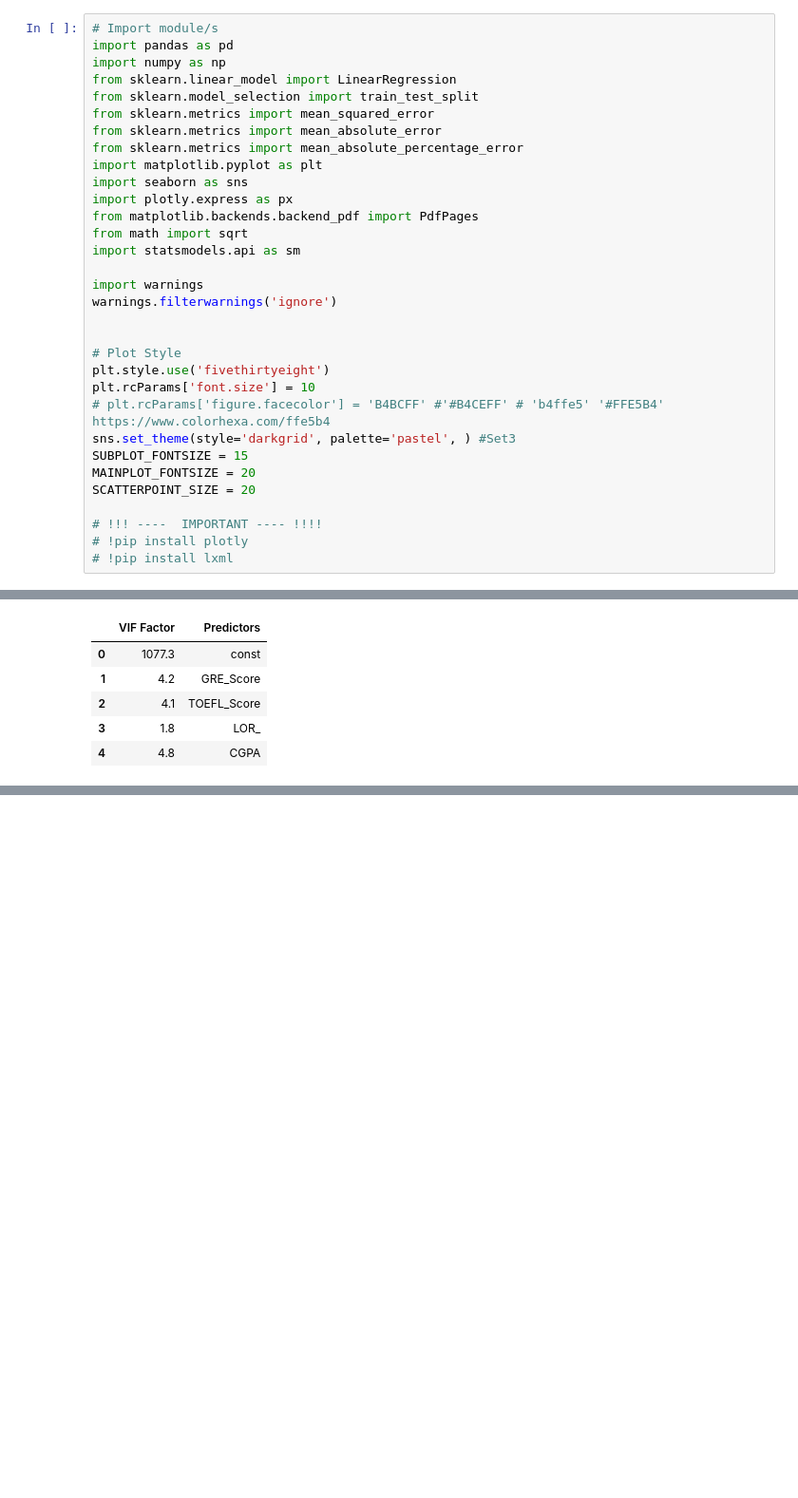
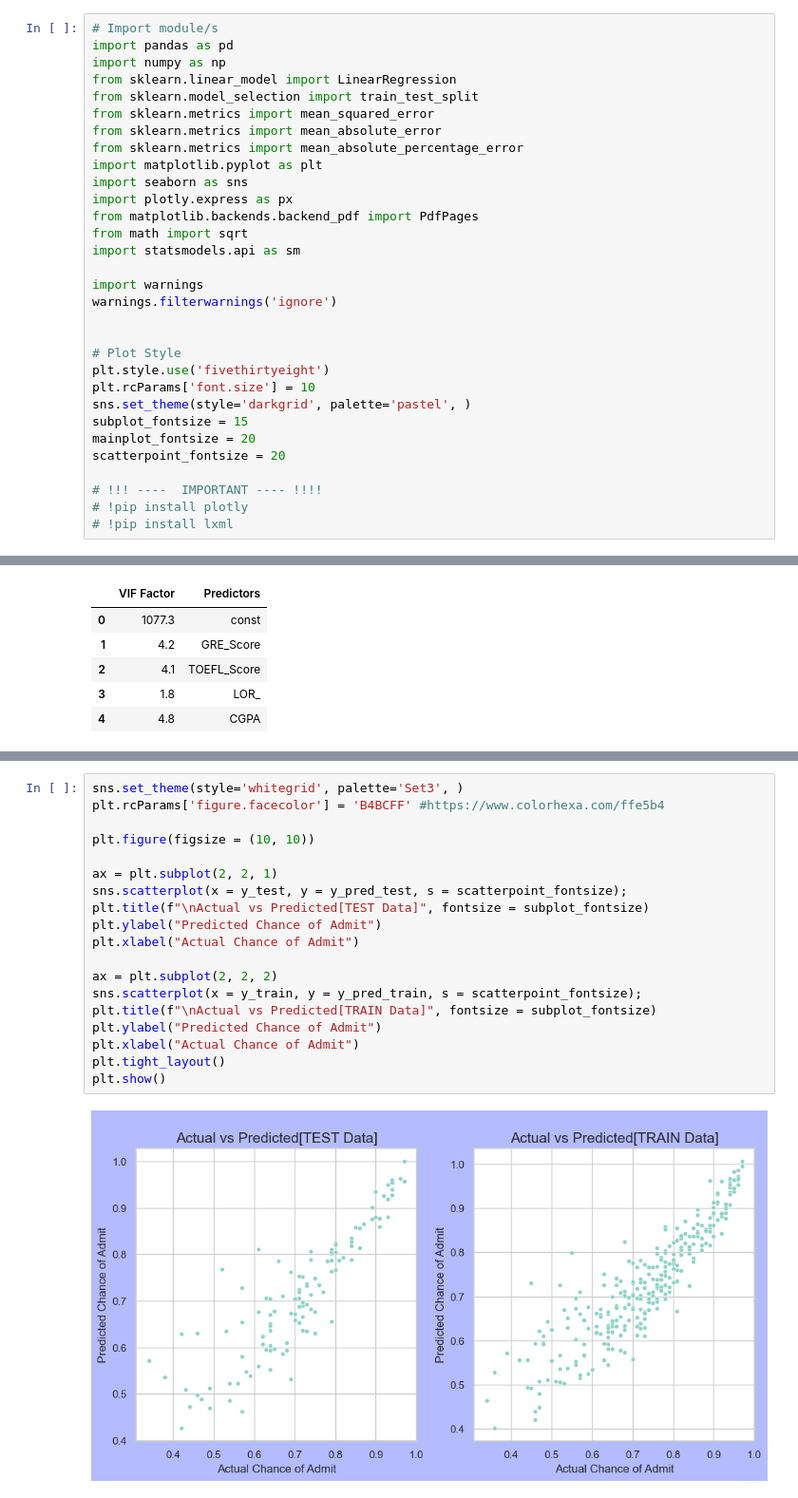
Before and after one commit to LCM-org/group6_advPython, a Jupyter notebook: multiple lr - admissions 20230215.ipynb, the cells around one changed output, grey strips where cells are left out. Shown at 95% size. Saved outputs shown, nothing was run; the diff lists cells and outputs as text; blank space fills up the shorter version.

```diff
--- a/multiple lr - admissions 20230215.ipynb
+++ b/multiple lr - admissions 20230215.ipynb
@@ -21,11 +21,10 @@ warnings.filterwarnings('ignore')
 # Plot Style
 plt.style.use('fivethirtyeight')
 plt.rcParams['font.size'] = 10
-# plt.rcParams['figure.facecolor'] = 'B4BCFF' #'#B4CEFF' # 'b4ffe5' '#FFE5B4' https://www.colorhexa.com/ffe5b4
-sns.set_theme(style='darkgrid', palette='pastel', ) #Set3
-SUBPLOT_FONTSIZE = 15
-MAINPLOT_FONTSIZE = 20
-SCATTERPOINT_SIZE = 20
+sns.set_theme(style='darkgrid', palette='pastel', )
+subplot_fontsize = 15
+mainplot_fontsize = 20
+scatterpoint_fontsize = 20
 
 # !!! ----  IMPORTANT ---- !!!!
 # !pip install plotly
@@ -561 +563,22 @@ Mean Absolute Percentage Errors (MAPE) are low (below 10%).
+# %%
+sns.set_theme(style='whitegrid', palette='Set3', )
+plt.rcParams['figure.facecolor'] = 'B4BCFF' #https://www.colorhexa.com/ffe5b4
+
+plt.figure(figsize = (10, 10))
+
+ax = plt.subplot(2, 2, 1)
+sns.scatterplot(x = y_test, y = y_pred_test, s = scatterpoint_fontsize);
+plt.title(f"\nActual vs Predicted[TEST Data]", fontsize = subplot_fontsize)
+plt.ylabel("Predicted Chance of Admit")
+plt.xlabel("Actual Chance of Admit")
+
+ax = plt.subplot(2, 2, 2)
+sns.scatterplot(x = y_train, y = y_pred_train, s = scatterpoint_fontsize);
+plt.title(f"\nActual vs Predicted[TRAIN Data]", fontsize = subplot_fontsize)
+plt.ylabel("Predicted Chance of Admit")
+plt.xlabel("Actual Chance of Admit")
+plt.tight_layout()
+plt.show()
+# %% [output]
+[figure, added]
 # %% [markdown]
```
Also changed, not shown: parts of 48 cells of this notebook.
